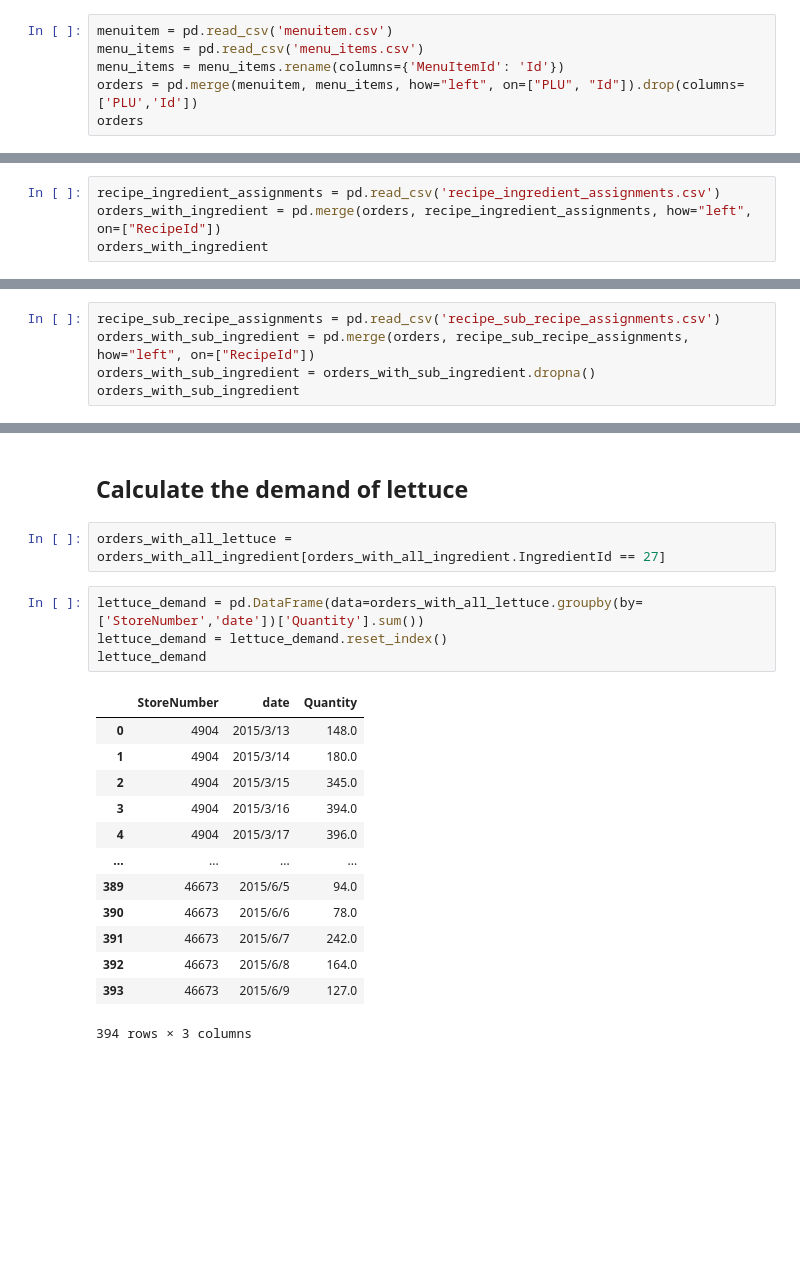
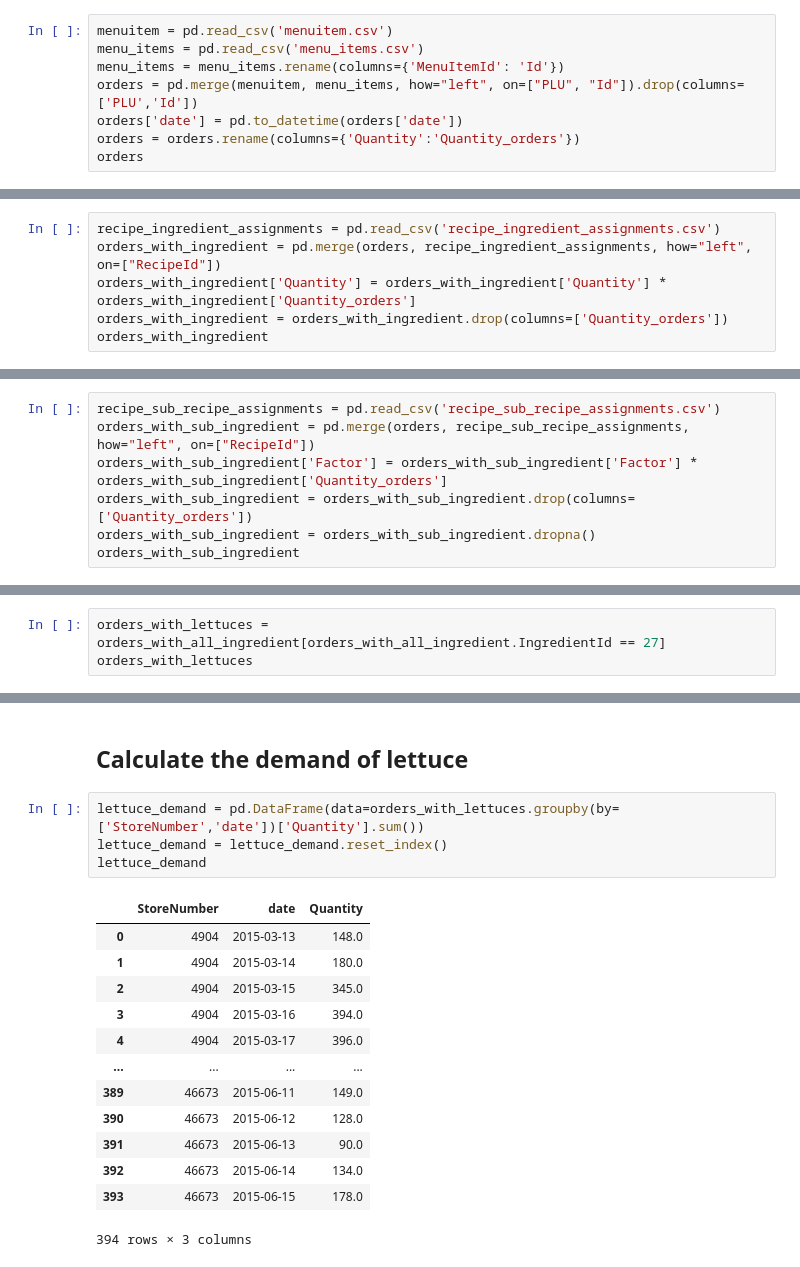
Before and after one commit to Lanottez/IC_BA_2020, a Jupyter notebook: 4th Term/Logistics & Supply Chain Analytics/Individual Project/data_preprocessed/Data_processing.ipynb, the cells around one changed output, grey strips where cells are left out. Drawn from its saved outputs; the diff is of its cells as text; blank space fills up the shorter version.

```diff
--- a/4th Term/Logistics & Supply Chain Analytics/Individual Project/data_preprocessed/Data_processing.ipynb
+++ b/4th Term/Logistics & Supply Chain Analytics/Individual Project/data_preprocessed/Data_processing.ipynb
@@ -19,5 +19,7 @@ menuitem = pd.read_csv('menuitem.csv')
 menu_items = pd.read_csv('menu_items.csv')
 menu_items = menu_items.rename(columns={'MenuItemId': 'Id'})
 orders = pd.merge(menuitem, menu_items, how="left", on=["PLU", "Id"]).drop(columns=['PLU','Id'])
+orders['date'] = pd.to_datetime(orders['date'])
+orders = orders.rename(columns={'Quantity':'Quantity_orders'})
 orders
 # %% [output]
@@ -39,6 +41,8 @@ orders
 # %%
 recipe_ingredient_assignments = pd.read_csv('recipe_ingredient_assignments.csv')
 orders_with_ingredient = pd.merge(orders, recipe_ingredient_assignments, how="left", on=["RecipeId"])
+orders_with_ingredient['Quantity'] = orders_with_ingredient['Quantity'] * orders_with_ingredient['Quantity_orders']
+orders_with_ingredient = orders_with_ingredient.drop(columns=['Quantity_orders'])
 orders_with_ingredient
 # %% [output]
 |  | StoreNumber | date | RecipeId | IngredientId | Quantity |
@@ -59,6 +63,8 @@ orders_with_ingredient
 # %%
 recipe_sub_recipe_assignments = pd.read_csv('recipe_sub_recipe_assignments.csv')
 orders_with_sub_ingredient = pd.merge(orders, recipe_sub_recipe_assignments, how="left", on=["RecipeId"])
+orders_with_sub_ingredient['Factor'] = orders_with_sub_ingredient['Factor'] * orders_with_sub_ingredient['Quantity_orders']
+orders_with_sub_ingredient = orders_with_sub_ingredient.drop(columns=['Quantity_orders'])
 orders_with_sub_ingredient = orders_with_sub_ingredient.dropna()
 orders_with_sub_ingredient
 # %% [output]
@@ -153,0 +162,3 @@ orders_with_all_ingredient
+# %%
+orders_with_lettuces = orders_with_all_ingredient[orders_with_all_ingredient.IngredientId == 27]
+orders_with_lettuces
@@ -154,22 +179,20 @@ orders_with_all_ingredient
 # %% [markdown]
 ## Calculate the demand of lettuce
-# %%
-orders_with_all_lettuce = orders_with_all_ingredient[orders_with_all_ingredient.IngredientId == 27]
 # %%
-lettuce_demand = pd.DataFrame(data=orders_with_all_lettuce.groupby(by=['StoreNumber','date'])['Quantity'].sum())
+lettuce_demand = pd.DataFrame(data=orders_with_lettuces.groupby(by=['StoreNumber','date'])['Quantity'].sum())
 lettuce_demand = lettuce_demand.reset_index()
 lettuce_demand
 # %% [output]
 |  | StoreNumber | date | Quantity |
-| 0 | 4904 | 2015/3/13 | 148.0 |
-| 1 | 4904 | 2015/3/14 | 180.0 |
-| 2 | 4904 | 2015/3/15 | 345.0 |
-| 3 | 4904 | 2015/3/16 | 394.0 |
-| 4 | 4904 | 2015/3/17 | 396.0 |
+| 0 | 4904 | 2015-03-13 | 148.0 |
+| 1 | 4904 | 2015-03-14 | 180.0 |
+| 2 | 4904 | 2015-03-15 | 345.0 |
+| 3 | 4904 | 2015-03-16 | 394.0 |
+| 4 | 4904 | 2015-03-17 | 396.0 |
 | ... | ... | ... | ... |
-| 389 | 46673 | 2015/6/5 | 94.0 |
-| 390 | 46673 | 2015/6/6 | 78.0 |
-| 391 | 46673 | 2015/6/7 | 242.0 |
-| 392 | 46673 | 2015/6/8 | 164.0 |
-| 393 | 46673 | 2015/6/9 | 127.0 |
+| 389 | 46673 | 2015-06-11 | 149.0 |
+| 390 | 46673 | 2015-06-12 | 128.0 |
+| 391 | 46673 | 2015-06-13 | 90.0 |
+| 392 | 46673 | 2015-06-14 | 134.0 |
+| 393 | 46673 | 2015-06-15 | 178.0 |
 394 rows × 3 columns
```
Also changed, not shown: parts of 12 cells of this notebook, 18 other files.
